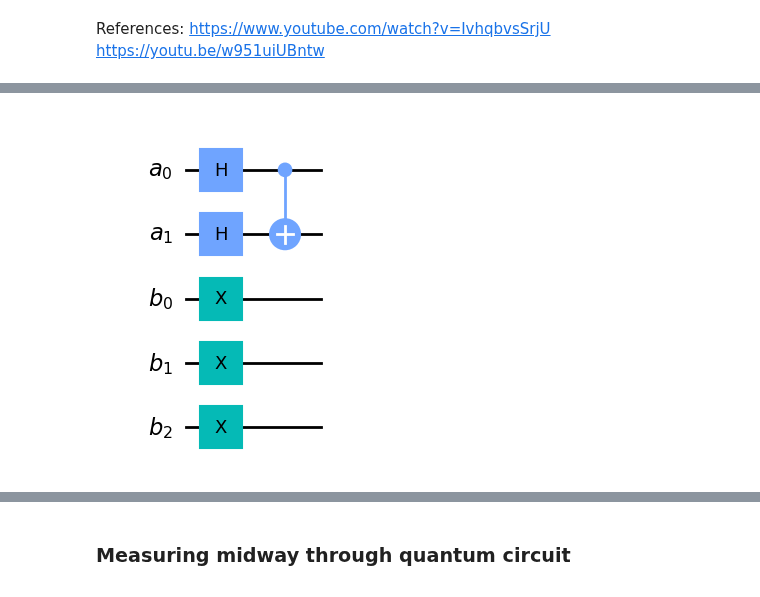
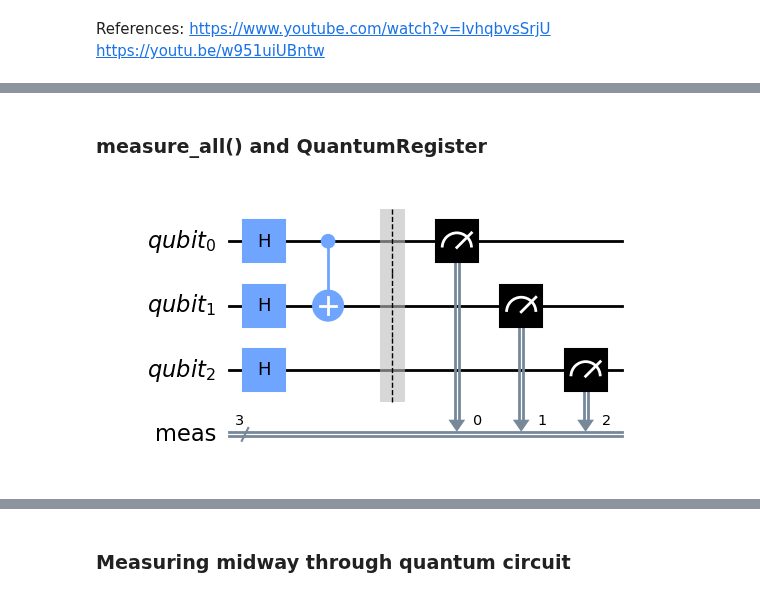
Before and after one commit to mrromaniuc/quantum-computing, a Jupyter notebook: IBMCertifiedAssociateDeveloperQiskit/01.2-Measure_quantum_circuits_in_classical_registers.ipynb, the cells around one changed output, grey strips where cells are left out. Saved outputs shown, nothing was run; the diff lists cells and outputs as text; code cells hidden in the pictures.

```diff
--- a/IBMCertifiedAssociateDeveloperQiskit/01.2-Measure_quantum_circuits_in_classical_registers.ipynb
+++ b/IBMCertifiedAssociateDeveloperQiskit/01.2-Measure_quantum_circuits_in_classical_registers.ipynb
@@ -32,9 +58,16 @@ qc1.draw()
+# %% [markdown]
+### measure_all() and QuantumRegister
 # %%
-qc2 = QuantumCircuit(qra)
-qc2.add_register(qrb)   #including more register after creating the circuit
-qc2.h(qra)              #applying all operation to all qubits in the register
-qc2.cx(qra[0], qra[1])  #Using inndexes
-qc2.x(qrb)
-qc2.draw("mpl")
+#Note the classical bits were included with the name "meas"
+from qiskit import QuantumRegister, QuantumCircuit
+
+qr = QuantumRegister(3, "qubit")
+
+qc = QuantumCircuit()
+qc.add_register(qr)   #including more register after creating the circuit
+qc.h(qr)              #applying all operation to all qubits in the register
+qc.cx(qr[0], qr[1])   #Using inndexes
+qc.measure_all()
+qc.draw("mpl")
 # %% [output]
-[figure, old version]
+[figure, new version]
```
Also changed, not shown: parts of 15 cells of this notebook.
